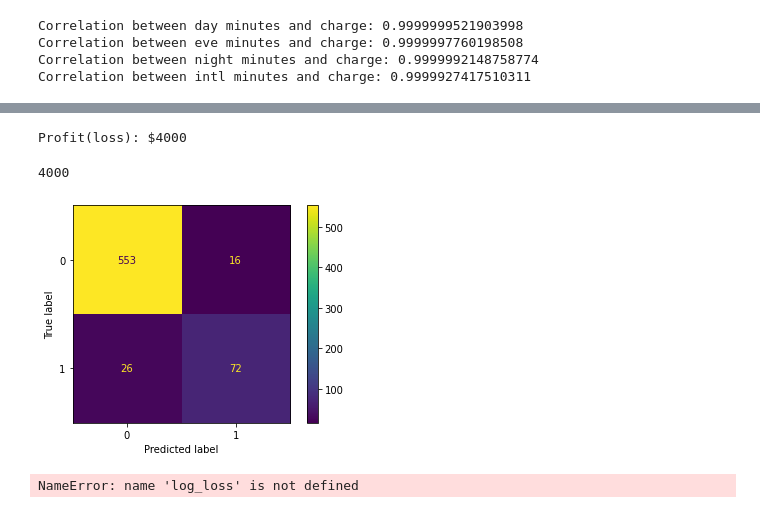
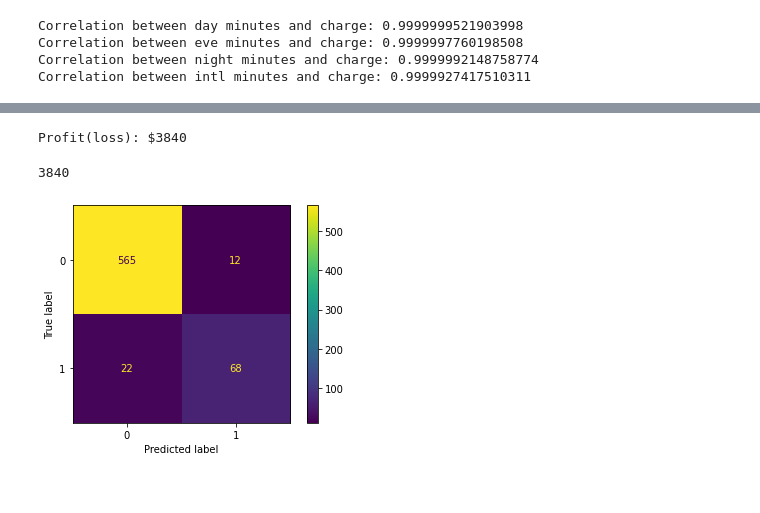
Before and after one commit to MattLeRoi/Telecom-customer-churn-analysis, a Jupyter notebook: phase3_project.ipynb, the cells around one changed output, grey strips where cells are left out. Cells and saved outputs as stored; diff of their text form; code cells hidden in the pictures.

```diff
--- a/phase3_project.ipynb
+++ b/phase3_project.ipynb
@@ -108,2 +104,19 @@ X_train, X_test, y_train, y_test = train_test_split(X,y, random_state=1, train_s
+# %%
+# Set seed for random states to be consistent throughout
+SEED=37
+
+# Define the X and y for the model
+X = df_encoded.drop(['churn_True','phone number'], axis=1)
+y = df_encoded.churn_True
+
+# Train test split from full data.
+X_train_final, X_test_final, y_train_final, y_test_final = train_test_split(X,y, random_state=SEED, train_size=0.8)
+
+# Further split the training data set for model selection and hypertuning parameters. The X_train/y_train set will
+# train these intermediate models, which will be evaulated using X_test/y_test.
+X_train, X_test, y_train, y_test = train_test_split(X_train_final,y_train_final, random_state=SEED, train_size=0.7)
+
+# Once all of the parameters are established,the X_train_final/y_train_final and X_test_final/y_test_final sets will
+# be used to train and test the final model.
 # %%
 # This will be the function I use to calculate the dollar value of the current model.
@@ -338,46 +315,13 @@ hypertuning("max_features",X_train,y_train,X_test,y_test,1,75,1)
 # %%
-dt_final = DecisionTreeClassifier(random_state=SEED,criterion='entropy',max_depth=7)
-dt_final.fit(X_train,y_train)
-model_eval(dt_final,X_test,y_test)
+dt_final = DecisionTreeClassifier(random_state=SEED,criterion='gini',min_samples_leaf=4,max_depth=5,max_features=65)
+dt_final.fit(X_train_final,y_train_final)
+model_eval(dt_final,X_test_final,y_test_final)
 # %% [output]
-Profit(loss): $4000
+Profit(loss): $3840
-4000
+3840
 # %%
-y_hat_test = dt_final.predict(X_test)
-conf_mat = confusion_matrix(y_test, y_hat_test)
+y_hat_test = dt_final.predict(X_test_final)
+conf_mat = confusion_matrix(y_test_final, y_hat_test)
 ConfusionMatrixDisplay(conf_mat).plot();
 # %% [output]
-[figure, old version]
+[figure, new version]
-# %%
-from sklearn.metrics import make_scorer
-from sklearn.model_selection import StratifiedKFold
-from sklearn.base import clone
-
-# Negative log loss doesn't exist as something we can import,
-# but we can create it
-neg_log_loss = make_scorer(log_loss, greater_is_better=False, needs_proba=True)
-
-# Instantiate the model (same as previous example)
-baseline_model = LogisticRegression(random_state=42)
-
-# Create a list to hold the score from each fold
-kfold_scores = np.ndarray(5)
-
-# Instantiate a splitter object and loop over its result
-kfold = StratifiedKFold()
-for fold, (train_index, val_index) in enumerate(kfold.split(X_train, y_train)):
-    # Extract train and validation subsets using the provided indices
-    X_t, X_val = X_train.iloc[train_index], X_train.iloc[val_index]
-    y_t, y_val = y_train.iloc[train_index], y_train.iloc[val_index]
-
-    # Clone the provided model and fit it on the train subset
-    temp_model = clone(baseline_model)
-    temp_model.fit(X_t, y_t)
-
-    # Evaluate the provided model on the validation subset
-    neg_log_loss_score = neg_log_loss(temp_model, X_val, y_val)
-    kfold_scores[fold] = neg_log_loss_score
-
--(kfold_scores.mean())
-# %% [output]
-NameError: name 'log_loss' is not defined
```
Also changed, not shown: parts of 23 cells of this notebook.
